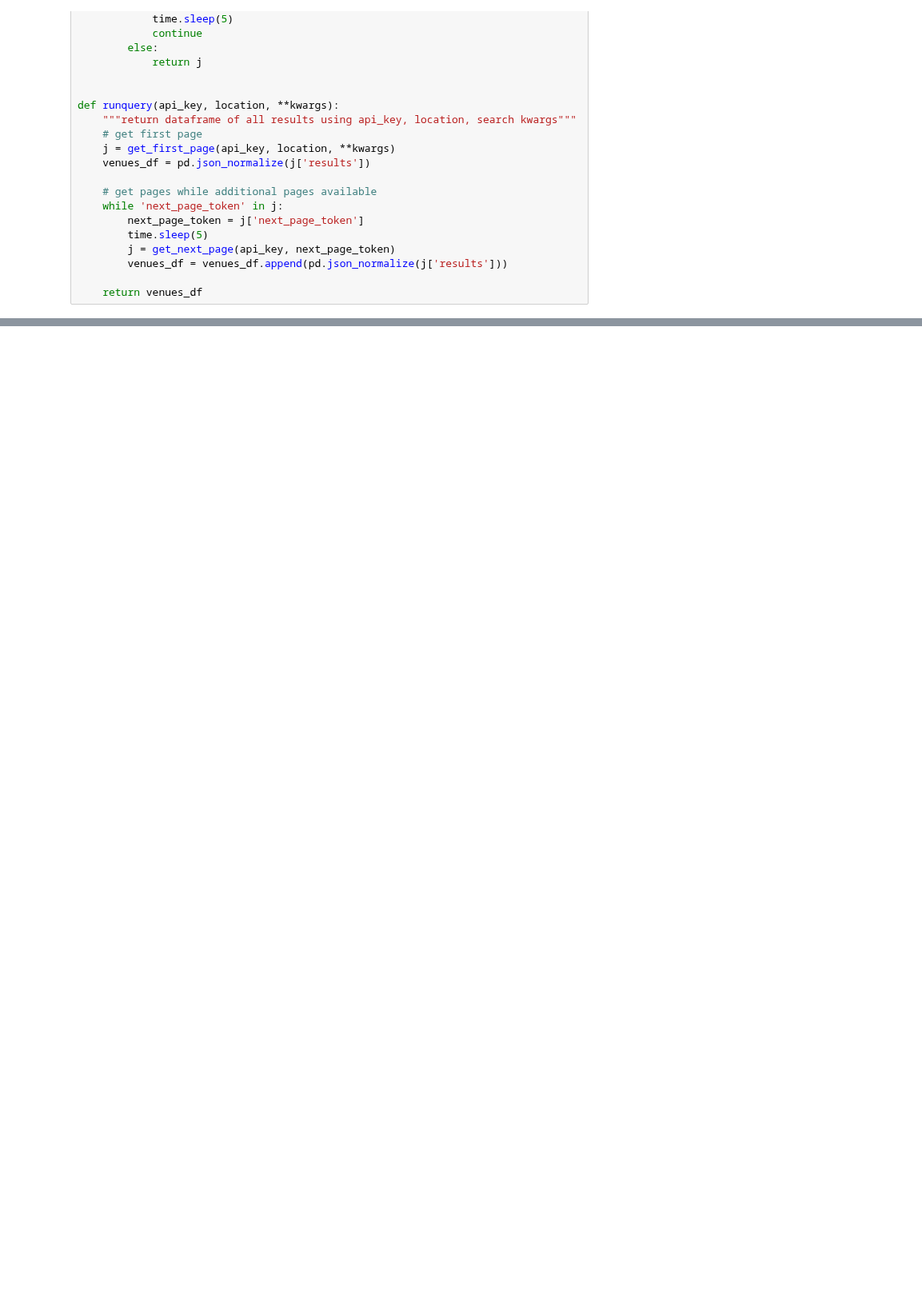
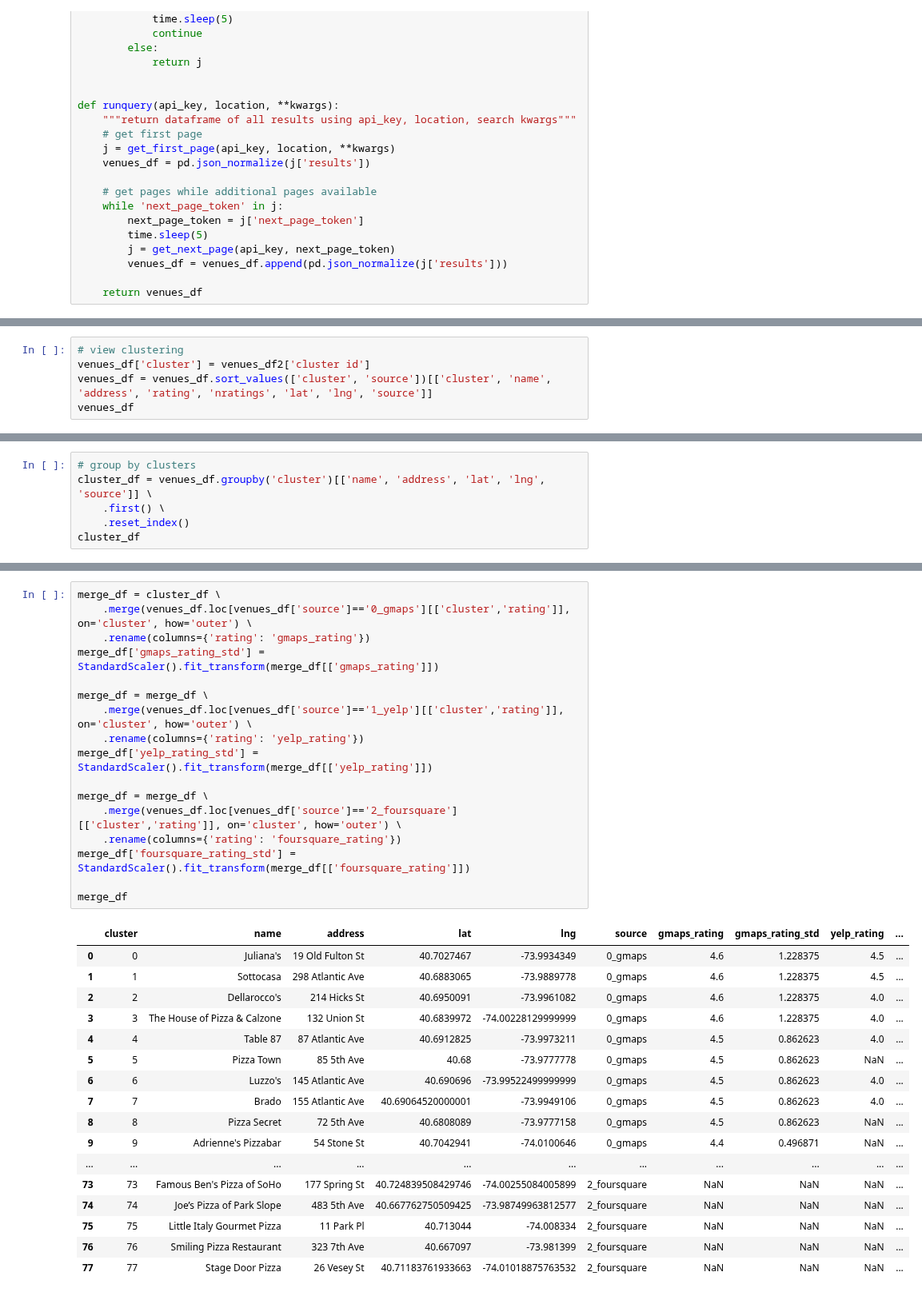
Before and after one commit to druce/Pizza, a Jupyter notebook: pizza.ipynb, the cells around one changed output, grey strips where cells are left out. Shown at 80% size. Saved outputs shown, nothing was run; the diff lists cells and outputs as text; blank space fills up the shorter version.

```diff
--- a/pizza.ipynb
+++ b/pizza.ipynb
@@ -484,0 +531,5 @@ Successfully installed BTrees-4.7.2 Levenshtein-search-1.4.5 affinegap-1.11 cate
+# %%
+# view clustering
+venues_df['cluster'] = venues_df2['cluster id']
+venues_df = venues_df.sort_values(['cluster', 'source'])[['cluster', 'name', 'address', 'rating', 'nratings', 'lat', 'lng', 'source']]
+venues_df
@@ -484,0 +554,6 @@ Successfully installed BTrees-4.7.2 Levenshtein-search-1.4.5 affinegap-1.11 cate
+# %%
+# group by clusters
+cluster_df = venues_df.groupby('cluster')[['name', 'address', 'lat', 'lng', 'source']] \
+    .first() \
+    .reset_index()
+cluster_df
@@ -484,0 +645,35 @@ Successfully installed BTrees-4.7.2 Levenshtein-search-1.4.5 affinegap-1.11 cate
+# %%
+merge_df = cluster_df \
+    .merge(venues_df.loc[venues_df['source']=='0_gmaps'][['cluster','rating']], on='cluster', how='outer') \
+    .rename(columns={'rating': 'gmaps_rating'})
+merge_df['gmaps_rating_std'] = StandardScaler().fit_transform(merge_df[['gmaps_rating']])
+
+merge_df = merge_df \
+    .merge(venues_df.loc[venues_df['source']=='1_yelp'][['cluster','rating']], on='cluster', how='outer') \
+    .rename(columns={'rating': 'yelp_rating'})
+merge_df['yelp_rating_std'] = StandardScaler().fit_transform(merge_df[['yelp_rating']])
+
+merge_df = merge_df \
+    .merge(venues_df.loc[venues_df['source']=='2_foursquare'][['cluster','rating']], on='cluster', how='outer') \
+    .rename(columns={'rating': 'foursquare_rating'})
+merge_df['foursquare_rating_std'] = StandardScaler().fit_transform(merge_df[['foursquare_rating']])
+
+merge_df
+# %% [output]
+|  | cluster | name | address | lat | lng | source | gmaps_rating | gmaps_rating_std | yelp_rating | ... |
+| 0 | 0 | Juliana's | 19 Old Fulton St | 40.7027467 | -73.9934349 | 0_gmaps | 4.6 | 1.228375 | 4.5 | ... |
+| 1 | 1 | Sottocasa | 298 Atlantic Ave | 40.6883065 | -73.9889778 | 0_gmaps | 4.6 | 1.228375 | 4.5 | ... |
+| 2 | 2 | Dellarocco's | 214 Hicks St | 40.6950091 | -73.9961082 | 0_gmaps | 4.6 | 1.228375 | 4.0 | ... |
+| 3 | 3 | The House of Pizza & Calzone | 132 Union St | 40.6839972 | -74.00228129999999 | 0_gmaps | 4.6 | 1.228375 | 4.0 | ... |
+| 4 | 4 | Table 87 | 87 Atlantic Ave | 40.6912825 | -73.9973211 | 0_gmaps | 4.5 | 0.862623 | 4.0 | ... |
+| 5 | 5 | Pizza Town | 85 5th Ave | 40.68 | -73.9777778 | 0_gmaps | 4.5 | 0.862623 | NaN | ... |
+| 6 | 6 | Luzzo's | 145 Atlantic Ave | 40.690696 | -73.99522499999999 | 0_gmaps | 4.5 | 0.862623 | 4.0 | ... |
+| 7 | 7 | Brado | 155 Atlantic Ave | 40.69064520000001 | -73.9949106 | 0_gmaps | 4.5 | 0.862623 | 4.0 | ... |
+| 8 | 8 | Pizza Secret | 72 5th Ave | 40.6808089 | -73.9777158 | 0_gmaps | 4.5 | 0.862623 | NaN | ... |
+| 9 | 9 | Adrienne's Pizzabar | 54 Stone St | 40.7042941 | -74.0100646 | 0_gmaps | 4.4 | 0.496871 | NaN | ... |
+| ... | ... | ... | ... | ... | ... | ... | ... | ... | ... | ... |
+| 73 | 73 | Famous Ben's Pizza of SoHo | 177 Spring St | 40.724839508429746 | -74.00255084005899 | 2_foursquare | NaN | NaN | NaN | ... |
+| 74 | 74 | Joe’s Pizza of Park Slope | 483 5th Ave | 40.667762750509425 | -73.98749963812577 | 2_foursquare | NaN | NaN | NaN | ... |
+| 75 | 75 | Little Italy Gourmet Pizza | 11 Park Pl | 40.713044 | -74.008334 | 2_foursquare | NaN | NaN | NaN | ... |
+| 76 | 76 | Smiling Pizza Restaurant | 323 7th Ave | 40.667097 | -73.981399 | 2_foursquare | NaN | NaN | NaN | ... |
+| 77 | 77 | Stage Door Pizza | 26 Vesey St | 40.71183761933663 | -74.01018875763532 | 2_foursquare | NaN | NaN | NaN | ... |
```
Also changed, not shown: parts of 47 cells of this notebook, 3 other files.
